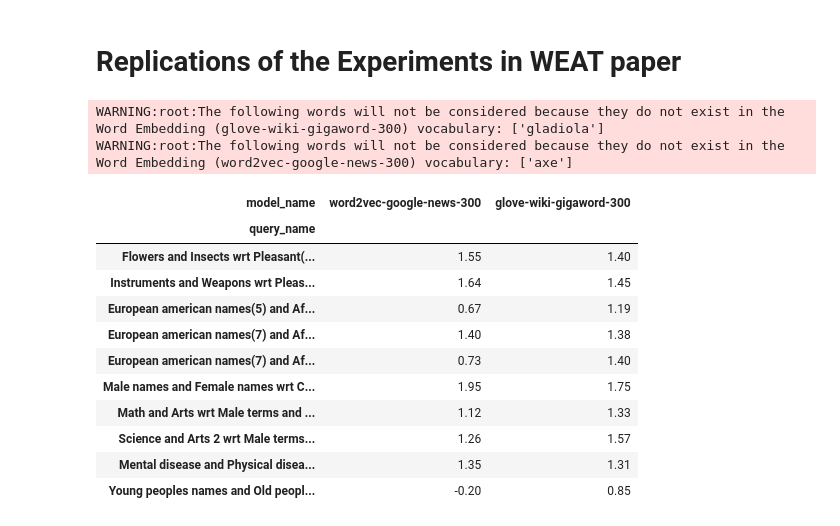
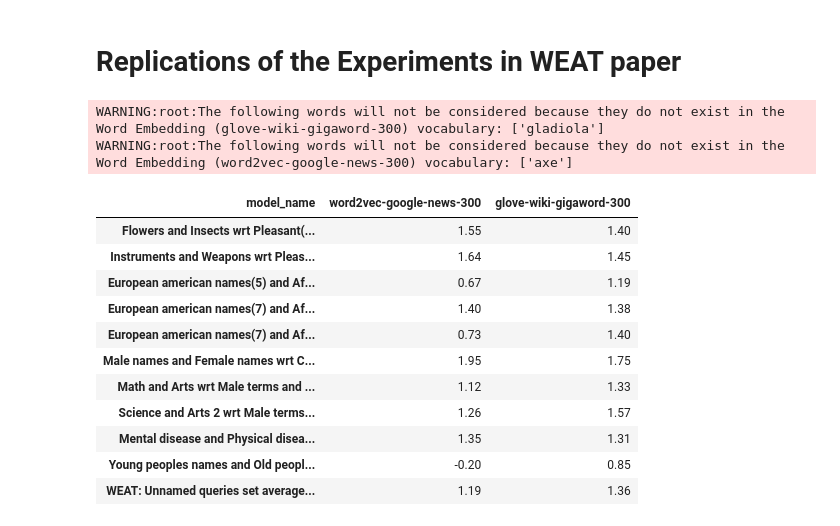
Before and after one commit to dccuchile/wefe, a Jupyter notebook: examples/WEAT_experiments.ipynb, the cells around one changed output. Saved outputs shown, nothing was run; the diff lists cells and outputs as text; code cells hidden in the pictures.

```diff
--- a/examples/WEAT_experiments.ipynb
+++ b/examples/WEAT_experiments.ipynb
@@ -75,35 +75,35 @@ queries = [
           ['Mental disease', 'Physical disease'], ['Temporary', 'Permanent']),
 
     # Young people names and Old people names disease wrt Pleasant(9) and Unpleasant(9)
     Query(
         [weat_wordset['young_people_names'], weat_wordset['old_people_names']],
         [weat_wordset['pleasant_9'], weat_wordset['unpleasant_9']],
         ['Young peoples names', 'Old peoples names'],
         ['Pleasant(9)', 'Unpleasant(9)'])
 ]
 
 # Load the embedding models
 w2v = WordEmbeddingModel(api.load('word2vec-google-news-300'),
                          'word2vec-google-news-300')
 glove = WordEmbeddingModel(api.load('glove-wiki-gigaword-300'),
                            'glove-wiki-gigaword-300')
 
 # Execute the queries with the models and WEAT
 results = run_queries(WEAT,
                       queries, [w2v, glove],
-                      include_average_by_embedding=None,
+                      aggregate_results=True,
+                      aggregation_function='abs_avg',
                       warn_filtered_words=True,
                       metric_params={
                           'return_effect_size': True
                       },
                       lost_vocabulary_threshold=.25)
 
 results.T.round(2)
 # %% [output]
 WARNING:root:The following words will not be considered because they do not exist in the Word Embedding (glove-wiki-gigaword-300) vocabulary: ['gladiola']
 WARNING:root:The following words will not be considered because they do not exist in the Word Embedding (word2vec-google-news-300) vocabulary: ['axe']
 | model_name | word2vec-google-news-300 | glove-wiki-gigaword-300 |
-| query_name |  |  |
 | Flowers and Insects wrt Pleasant(... | 1.55 | 1.40 |
 | Instruments and Weapons wrt Pleas... | 1.64 | 1.45 |
 | European american names(5) and Af... | 0.67 | 1.19 |
@@ -114,6 +114,7 @@ WARNING:root:The following words will not be considered because they do not exis
 | Science and Arts 2 wrt Male terms... | 1.26 | 1.57 |
 | Mental disease and Physical disea... | 1.35 | 1.31 |
 | Young peoples names and Old peopl... | -0.20 | 0.85 |
+| WEAT: Unnamed queries set average... | 1.19 | 1.36 |
 # %%
 from wefe.utils import plot_queries_results
 
```
Also changed, not shown: 15 other files.
